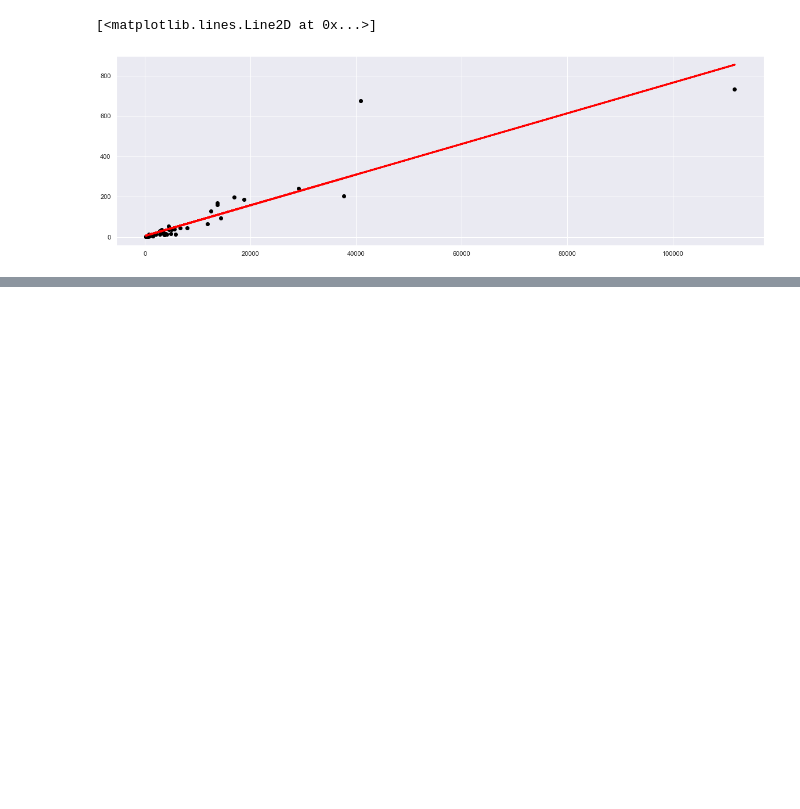
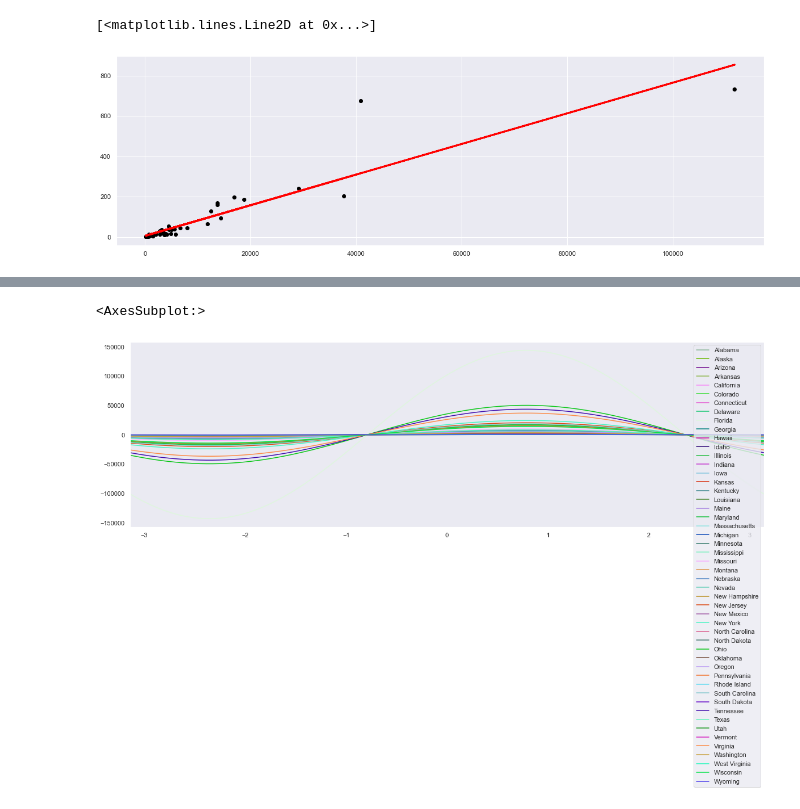
Before and after one commit to JoeKBlank/DSPFinalProj, a Jupyter notebook: FinalProject.ipynb, the cells around one changed output, grey strips where cells are left out. Drawn from its saved outputs; the diff is of its cells as text; code cells hidden in the pictures; blank space fills up the shorter version.

Commit message:
add andrews curve w/ types converted. a little messy

```diff
--- a/FinalProject.ipynb
+++ b/FinalProject.ipynb
@@ -680,0 +674,5 @@ state_2017.head()
+# %%
+state_2018_testframe_3 = state_2018_testframe_2.drop(columns = ['Year','2018_num_deaths', 'LA_Opioid_Prscrbng_Rate','LA_Opioid_Prscrbng_Rate_5Y_Chg'], axis = 1)
+# %%
+state_2018_testframe_3 = state_2018_testframe_3.reset_index()
+state_2018_testframe_3.head
@@ -681,3 +697,7 @@ state_2017.head()
+# %%
+state_2018_testframe_3 = state_2018_testframe_3.astype({'Normalized_Death_Rate' : 'int64'})
+# %%
+state_2018_testframe_3 = state_2018_testframe_3.astype({'Normalized_Long-Acting_Rate' : 'int64'})
 # %%
 #Pausing work on this for the moment
 # kmeans = KMeans(n_clusters=3).fit(state_2018.values)
@@ -686,3 +706,9 @@ state_2017.head()
 # print(kmeans.cluster_centers_)
 # kmeans_3 = pd.DataFrame(kmeans.labels_, columns=['cluster'])
 # print(kmeans_3)
+# %%
+from pandas.plotting import andrews_curves
+andrews_curves(state_2018_testframe_3, "state")
+# %% [output]
+<AxesSubplot:>
+[figure, added]
```
Also changed, not shown: parts of 3 cells of this notebook.
